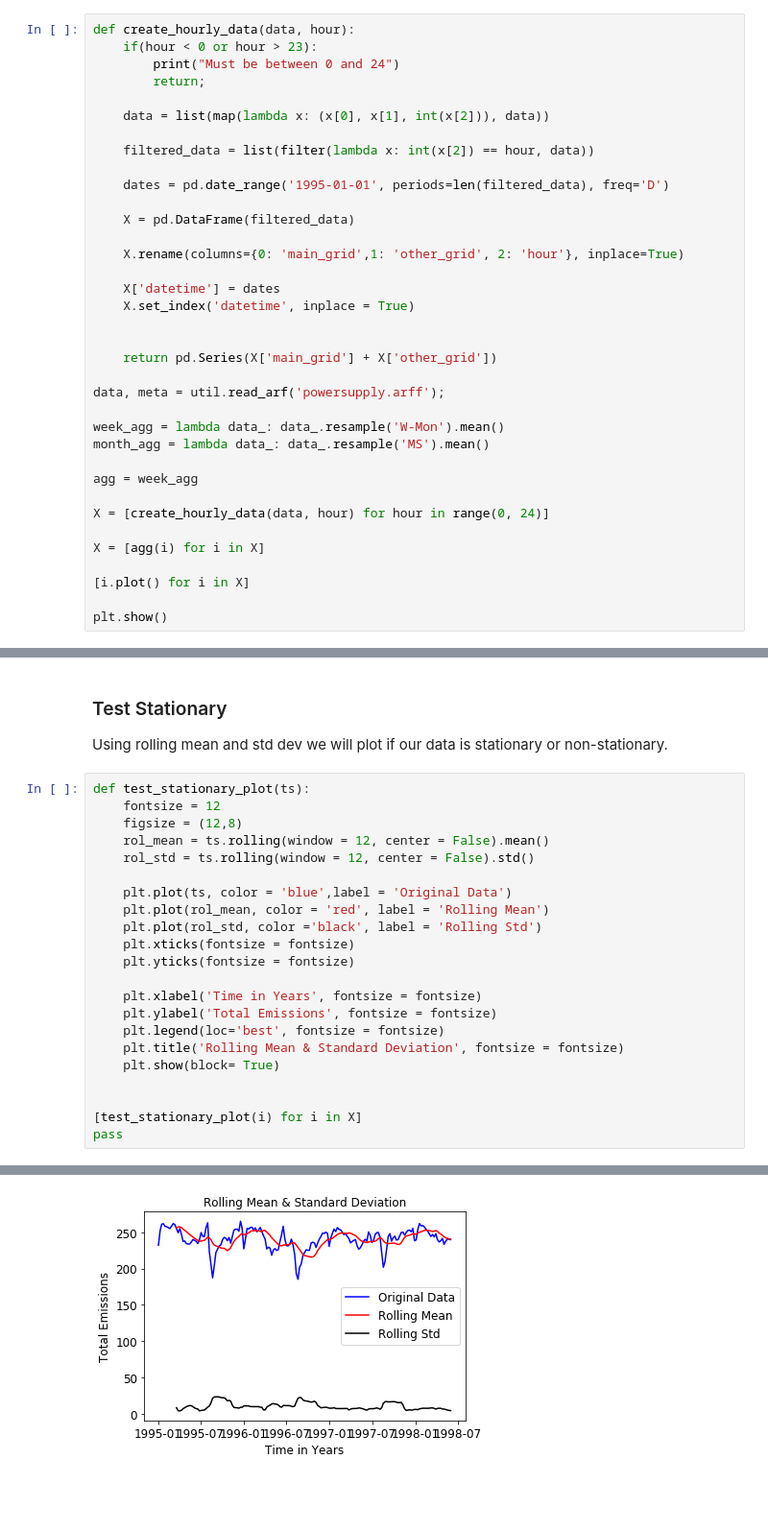
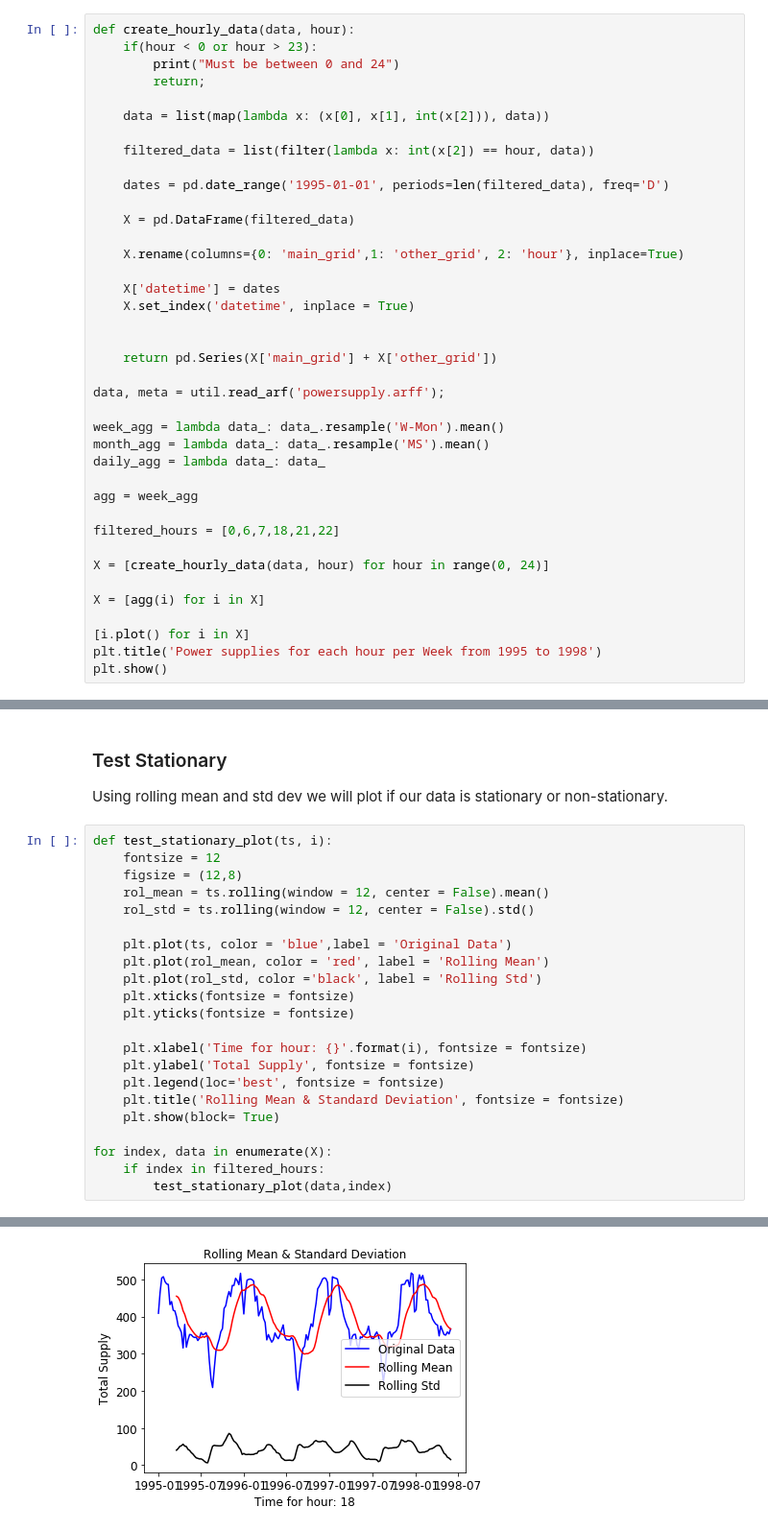
Before and after one commit to Cobrijani/prescient, a Jupyter notebook: src/notebooks/PowerSupply.ipynb, the cells around one changed output, grey strips where cells are left out. Shown at 96% size. Drawn from its saved outputs; the diff is of its cells as text; blank space fills up the shorter version.

```diff
--- a/src/notebooks/PowerSupply.ipynb
+++ b/src/notebooks/PowerSupply.ipynb
@@ -61,14 +64,17 @@ data, meta = util.read_arf('powersupply.arff');
 
 week_agg = lambda data_: data_.resample('W-Mon').mean()
 month_agg = lambda data_: data_.resample('MS').mean()
+daily_agg = lambda data_: data_
 
 agg = week_agg
+
+filtered_hours = [0,6,7,18,21,22]
 
 X = [create_hourly_data(data, hour) for hour in range(0, 24)]
 
 X = [agg(i) for i in X]
 
 [i.plot() for i in X]
-
+plt.title('Power supplies for each hour per Week from 1995 to 1998')
 plt.show()
 # %% [output]
@@ -78,7 +84,7 @@ plt.show()
 
 Using rolling mean and std dev we will plot if our data is stationary or non-stationary.
 # %%
-def test_stationary_plot(ts):
+def test_stationary_plot(ts, i):
     fontsize = 12
     figsize = (12,8)
     rol_mean = ts.rolling(window = 12, center = False).mean()
@@ -90,13 +96,13 @@ def test_stationary_plot(ts):
     plt.xticks(fontsize = fontsize)
     plt.yticks(fontsize = fontsize)
 
-    plt.xlabel('Time in Years', fontsize = fontsize)
-    plt.ylabel('Total Emissions', fontsize = fontsize)
+    plt.xlabel('Time for hour: {}'.format(i), fontsize = fontsize)
+    plt.ylabel('Total Supply', fontsize = fontsize)
     plt.legend(loc='best', fontsize = fontsize)
     plt.title('Rolling Mean & Standard Deviation', fontsize = fontsize)
     plt.show(block= True)
 
-
-[test_stationary_plot(i) for i in X]
-pass
+for index, data in enumerate(X):
+    if index in filtered_hours:
+        test_stationary_plot(data,index)
 # %% [output]
@@ -106 +112 @@ pass
-[figure, old version]
+[figure, new version]
```
Also changed, not shown: parts of 14 cells of this notebook, 24 other files.
